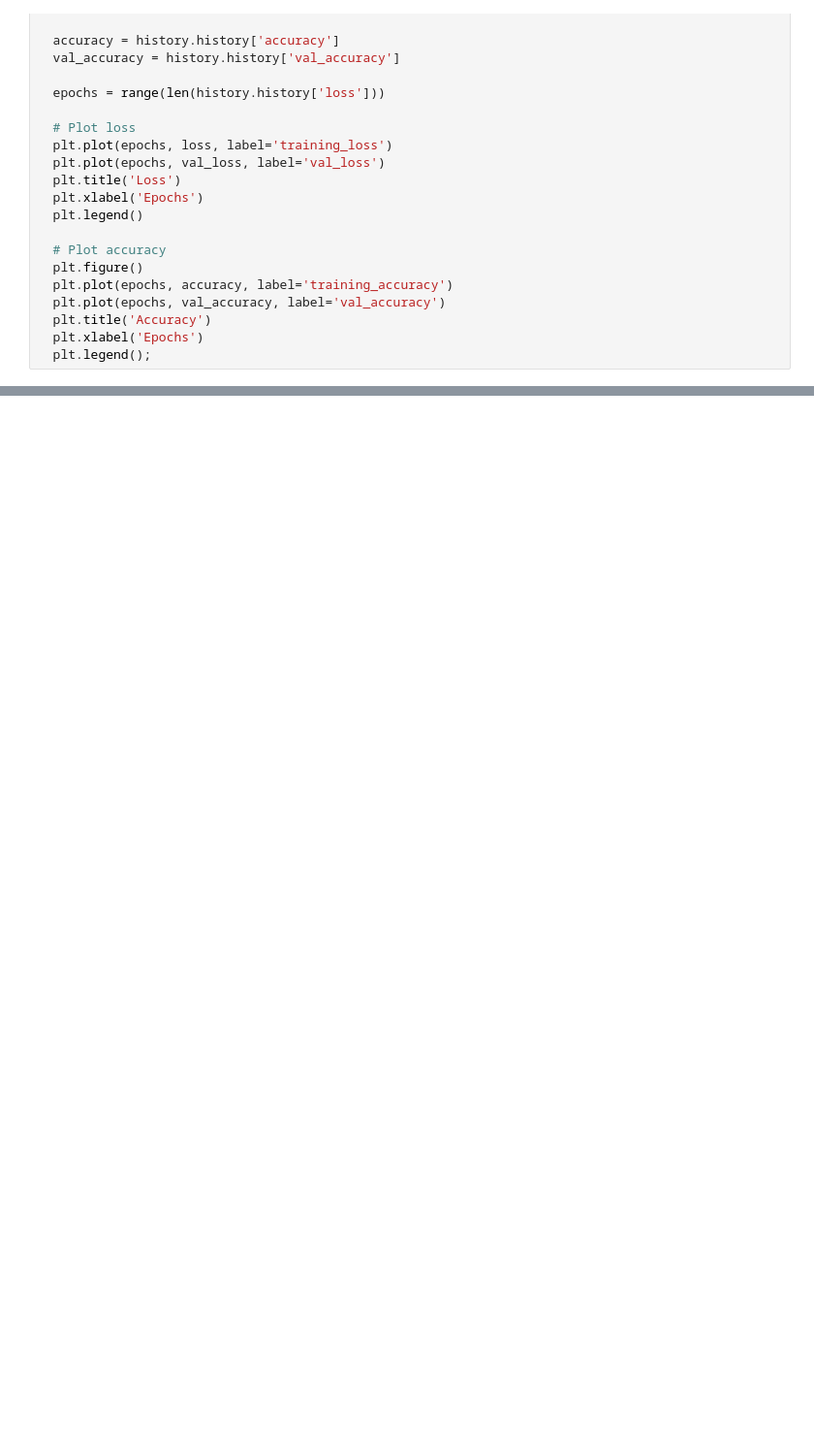
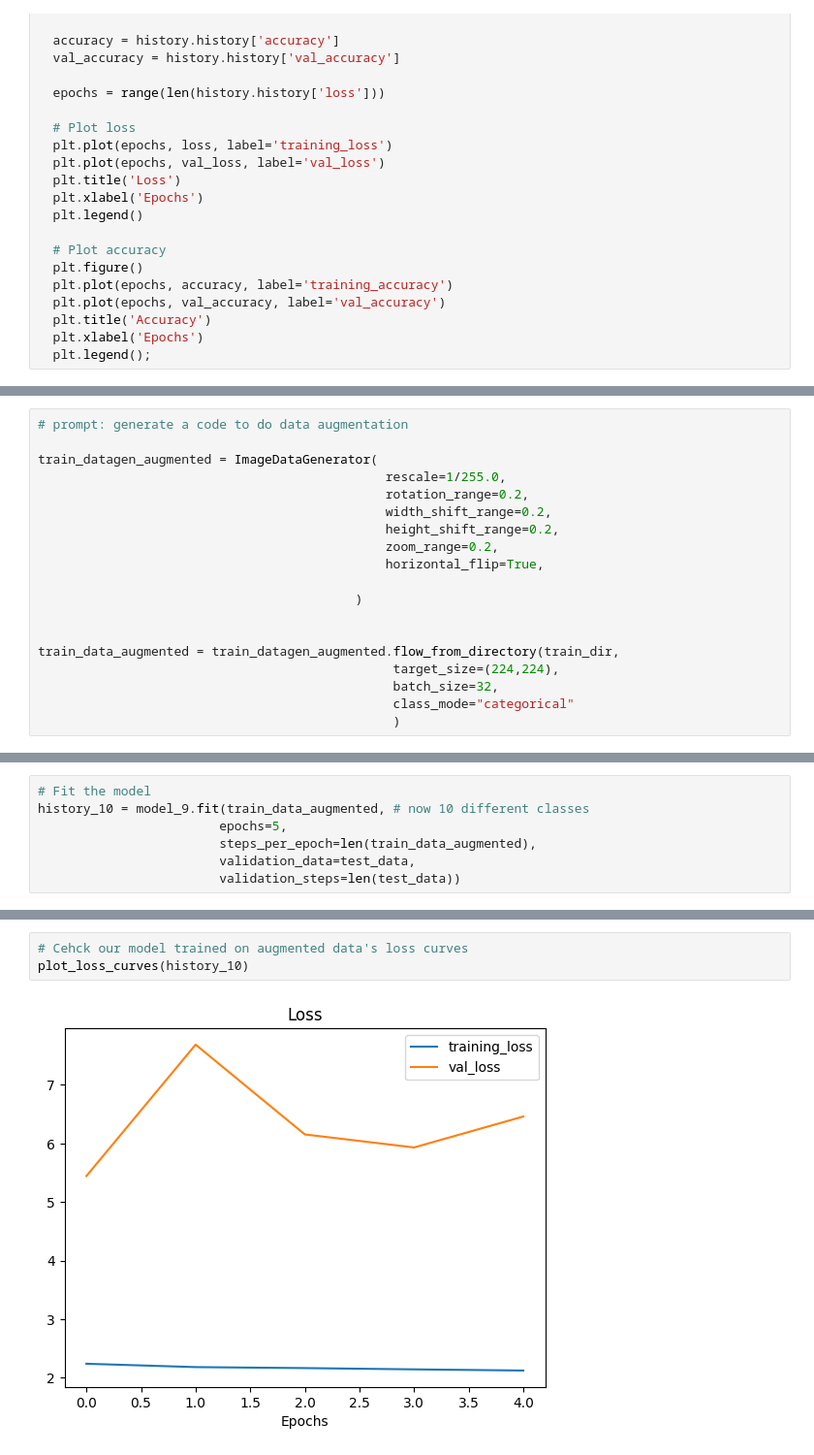
Before and after one commit to DasunDhananjaya/Multi-class-food-catagorization, a Jupyter notebook: Multi-Class Image Classification.ipynb, the cells around one changed output, grey strips where cells are left out. Shown: that part at 97% size. Drawn from its saved outputs; the diff is of its cells as text; blank space fills up the shorter version.

```diff
--- a/Multi-Class Image Classification.ipynb
+++ b/Multi-Class Image Classification.ipynb
@@ -239,0 +321,19 @@ plot_loss_curves(history_8)
+# %%
+# prompt: generate a code to do data augmentation
+
+train_datagen_augmented = ImageDataGenerator(
+                                              rescale=1/255.0,
+                                              rotation_range=0.2,
+                                              width_shift_range=0.2,
+                                              height_shift_range=0.2,
+                                              zoom_range=0.2,
+                                              horizontal_flip=True,
+
+                                          )
+
+
+train_data_augmented = train_datagen_augmented.flow_from_directory(train_dir,
+                                               target_size=(224,224),
+                                               batch_size=32,
+                                               class_mode="categorical"
+                                               )
@@ -239,0 +373,7 @@ plot_loss_curves(history_8)
+# %%
+# Fit the model
+history_10 = model_9.fit(train_data_augmented, # now 10 different classes
+                        epochs=5,
+                        steps_per_epoch=len(train_data_augmented),
+                        validation_data=test_data,
+                        validation_steps=len(test_data))
@@ -239,0 +401,5 @@ plot_loss_curves(history_8)
+# %%
+# Cehck our model trained on augmented data's loss curves
+plot_loss_curves(history_10)
+# %% [output]
+[figure, added]
```
Also changed, not shown: parts of 23 cells of this notebook.
